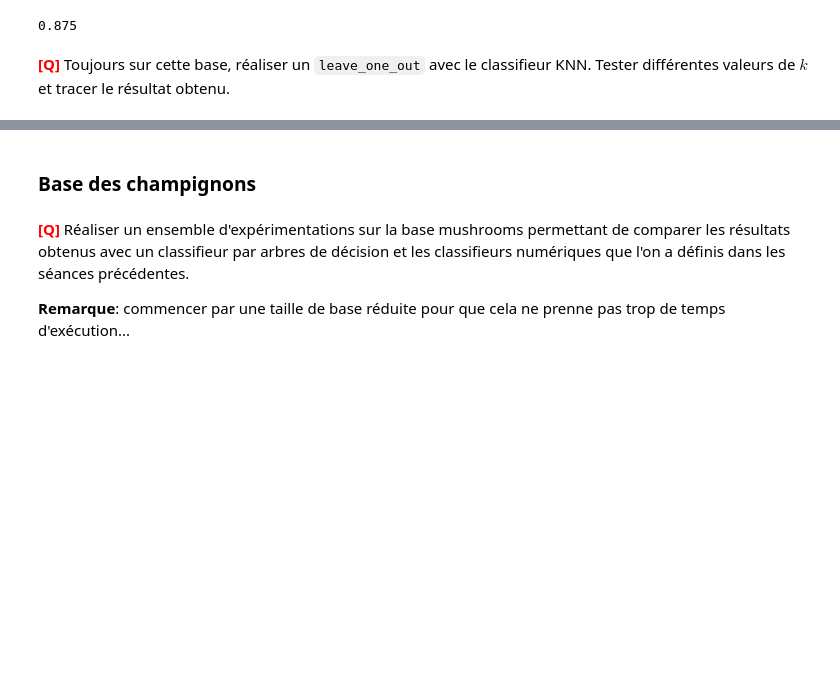
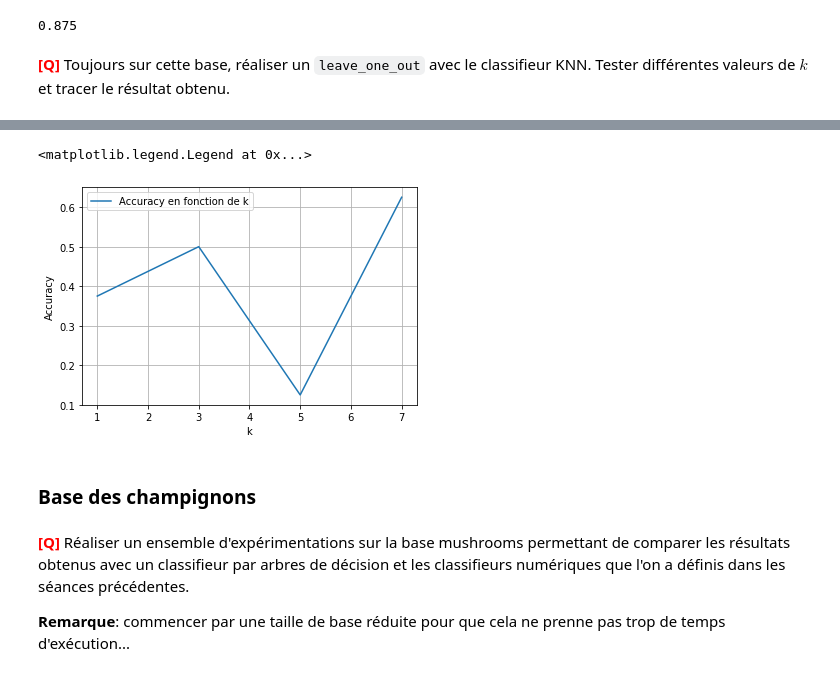
Before and after one commit to iLykTurtlz/MLAlgorithms3, a Jupyter notebook: tme-06/tme-06.ipynb, the cells around one changed output, grey strips where cells are left out. Drawn from its saved outputs; the diff is of its cells as text; code cells hidden in the pictures; blank space fills up the shorter version.

```diff
--- a/tme-06/tme-06.ipynb
+++ b/tme-06/tme-06.ipynb
@@ -826,15 +864,27 @@ A la fin, l'accuracy de test du modèle est alors donnée par le ratio $\frac{\m
 <font color="RED" size="+1">**[Q]**</font> Ecrire la fonction `leave_one_out` qui prend en argument un algorithme d'apprentissage $C$ et un dataset $DS$ et rend l'accuracy de test de $C$ calculée sur $DS$ en utilisant l'évaluation par leave one out.
 
 **Remarque**: il peut être important de copier (correctement) le classifieur pour pouvoir l'entraîner plusieurs fois.
-# %%
-import copy  # pour utiliser copy.deepcopy() qui permet de faire des copies de C
-
-# ------------------------ A COMPLETER :
-def leave_one_out(C, DS):
-    """ Classifieur * tuple[array, array] -> float
-    """
-
-    raise NotImplementedError("Please Implement this method")
+# %%
+import copy  # pour utiliser copy.deepcopy() qui permet de faire des copies de C
+
+# ------------------------ A COMPLETER :
+def leave_one_out(C, DS):
+    """ Classifieur * tuple[array, array] -> float
+    """
+    X, Y = DS
+    perf = []
+    for i, exemple in enumerate(X):
+        index = range(0,len(X))
+        index = np.delete(index, i)
+        Xapp = X[index]
+        Yapp = Y[index]
+        #Xapp, Yapp = np.delete(X, [i]), np.delete(Y, [i])
+        classifier = copy.deepcopy(C)
+        classifier.train(Xapp, Yapp)
+        perf.append(classifier.accuracy([exemple], [Y[i]]))
+    (perf_moy, perf_sd) = ev.analyse_perfs(perf)
+
+    return perf_moy
 # %% [markdown]
 Tester avec la base sur les élections européennes:
 # %%
@@ -877,7 +927,7 @@ Noms des colonnes :  ['Adresse', 'Majeur?', 'Nationalite']
 # %%
 # ############################### A COMPLETER
 
-
+elections_df_num = pd.get_dummies(elections_df)
 # ###############################
 
 # ------------------------
@@ -923,3 +972,16 @@ le_dataset = (data_num_desc,data_num_label)
+# %%
+accuracies = []
+for k in range (1,8,2):
+    c = cl.ClassifierKNN(len(elections_num_noms),k)
+    accuracies.append(leave_one_out(c, (data_num_desc, data_num_label)))
+plt.plot(range(1,8,2), accuracies, label = "Accuracy en fonction de k")
+plt.xlabel("k")
+plt.ylabel("Accuracy")
+plt.grid()
+plt.legend()
+# %% [output]
+<matplotlib.legend.Legend at 0x...>
+[figure, added]
 # %% [markdown]
 ### Base des champignons
 # %% [markdown]
```
Also changed, not shown: parts of 18 cells of this notebook, 2 other files.
